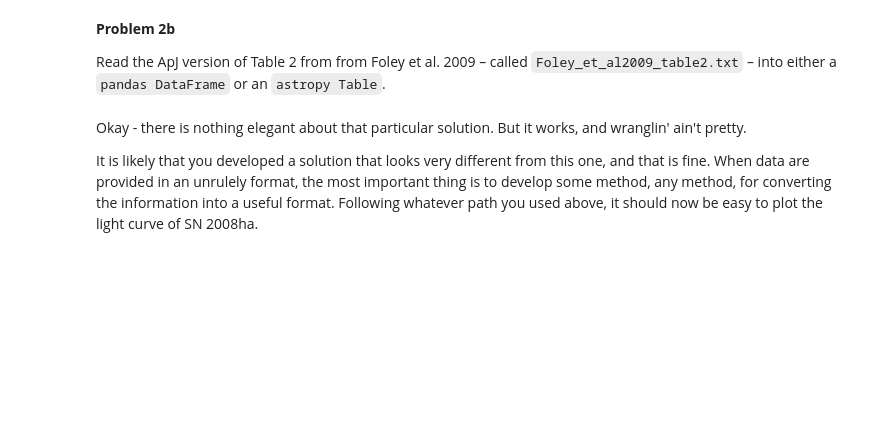
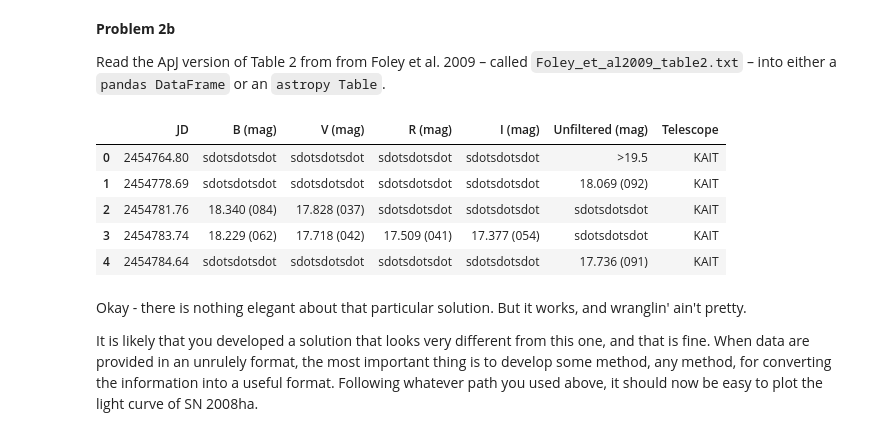
Before and after one commit to OnboardOrientation/2026-onboard, a Jupyter notebook: Day2/CorrallingUnrulyData.ipynb, the cells around one changed output. Cells and saved outputs as stored; diff of their text form; code cells hidden in the pictures; blank space fills up the shorter version.

```diff
--- a/Day2/CorrallingUnrulyData.ipynb
+++ b/Day2/CorrallingUnrulyData.ipynb
@@ -492,3 +505,16 @@ Read the ApJ version of Table 2 from from Foley et al. 2009 – called `Foley_et
+# %%
+skip1 = list(range(0,3))
+skip2 = list(range(30,31))
+foley = pd.read_csv('Foley_et_al2009_table2.txt',skiprows = skip1+skip2, usecols = list(range(0,7)), sep = '\t')
+foley.head()
+# complete
+# %% [output]
+|  | JD | B (mag) | V (mag) | R (mag) | I (mag) | Unfiltered (mag) | Telescope |
+| 0 | 2454764.80 | sdotsdotsdot | sdotsdotsdot | sdotsdotsdot | sdotsdotsdot | >19.5 | KAIT |
+| 1 | 2454778.69 | sdotsdotsdot | sdotsdotsdot | sdotsdotsdot | sdotsdotsdot | 18.069 (092) | KAIT |
+| 2 | 2454781.76 | 18.340 (084) | 17.828 (037) | sdotsdotsdot | sdotsdotsdot | sdotsdotsdot | KAIT |
+| 3 | 2454783.74 | 18.229 (062) | 17.718 (042) | 17.509 (041) | 17.377 (054) | sdotsdotsdot | KAIT |
+| 4 | 2454784.64 | sdotsdotsdot | sdotsdotsdot | sdotsdotsdot | sdotsdotsdot | 17.736 (091) | KAIT |
 # %% [markdown]
 Okay - there is nothing elegant about that particular solution. But it works, and wranglin' ain't pretty.
 
```
Also changed, not shown: parts of 6 cells of this notebook.
